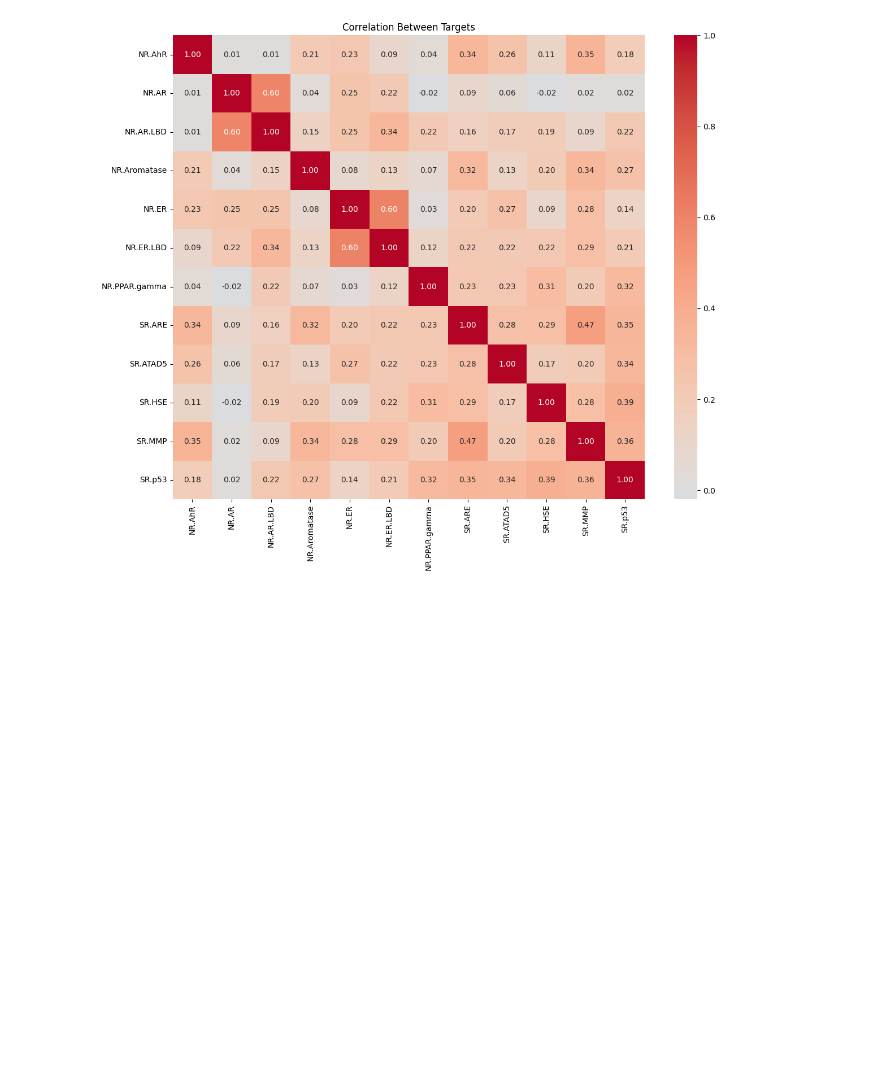
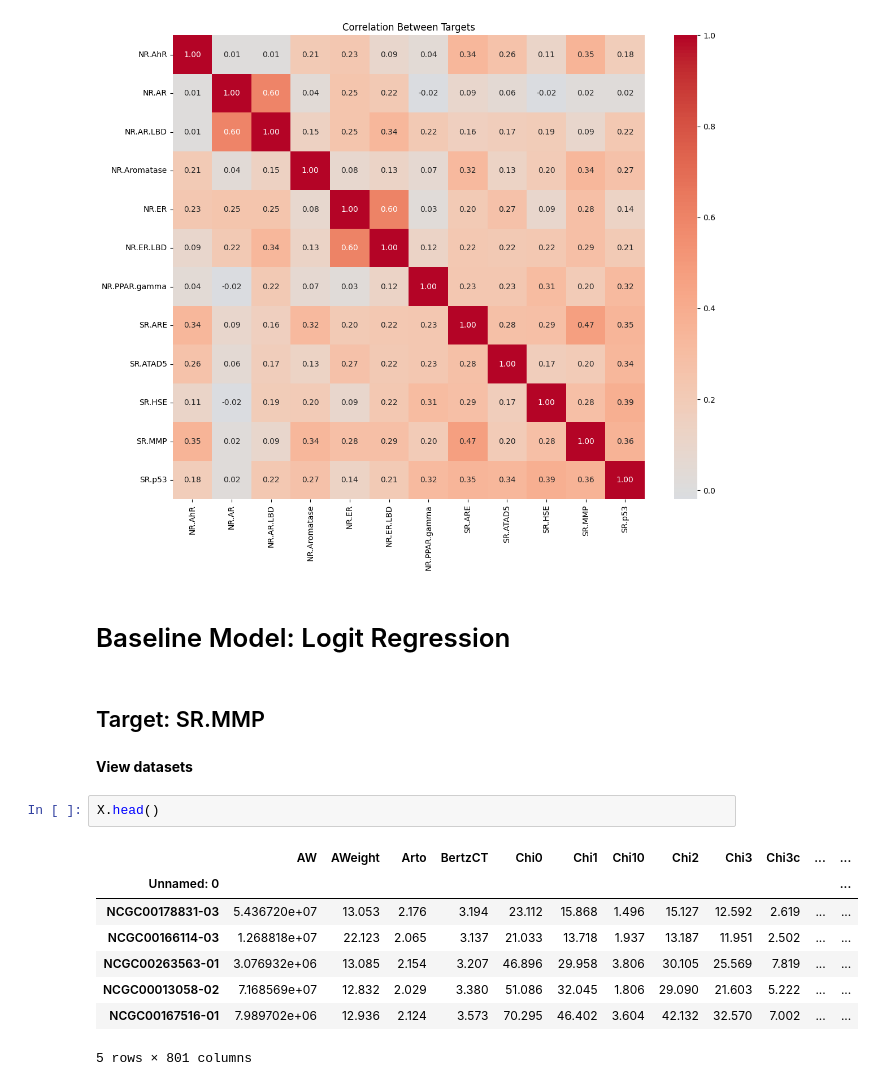
Before and after one commit to elcinelif/toxikind, a Jupyter notebook: notebooks/data_exploration_bart.ipynb, the cells around one changed output. Cells and saved outputs as stored; diff of their text form; blank space fills up the shorter version.

```diff
--- a/notebooks/data_exploration_bart.ipynb
+++ b/notebooks/data_exploration_bart.ipynb
@@ -221,3 +222,20 @@ plt.tight_layout()
 plt.show()
 # %% [output]
 [figure]
+# %% [markdown]
+# Baseline Model: Logit Regression
+# %% [markdown]
+## Target: SR.MMP
+# %% [markdown]
+**View datasets**
+# %%
+X.head()
+# %% [output]
+|  | AW | AWeight | Arto | BertzCT | Chi0 | Chi1 | Chi10 | Chi2 | Chi3 | Chi3c | ... | ... |
+| Unnamed: 0 |  |  |  |  |  |  |  |  |  |  |  | ... |
+| NCGC00178831-03 | 5.436720e+07 | 13.053 | 2.176 | 3.194 | 23.112 | 15.868 | 1.496 | 15.127 | 12.592 | 2.619 | ... | ... |
+| NCGC00166114-03 | 1.268818e+07 | 22.123 | 2.065 | 3.137 | 21.033 | 13.718 | 1.937 | 13.187 | 11.951 | 2.502 | ... | ... |
+| NCGC00263563-01 | 3.076932e+06 | 13.085 | 2.154 | 3.207 | 46.896 | 29.958 | 3.806 | 30.105 | 25.569 | 7.819 | ... | ... |
+| NCGC00013058-02 | 7.168569e+07 | 12.832 | 2.029 | 3.380 | 51.086 | 32.045 | 1.806 | 29.090 | 21.603 | 5.222 | ... | ... |
+| NCGC00167516-01 | 7.989702e+06 | 12.936 | 2.124 | 3.573 | 70.295 | 46.402 | 3.604 | 42.132 | 32.570 | 7.002 | ... | ... |
+5 rows × 801 columns
```
Also changed, not shown: parts of 12 cells of this notebook.
